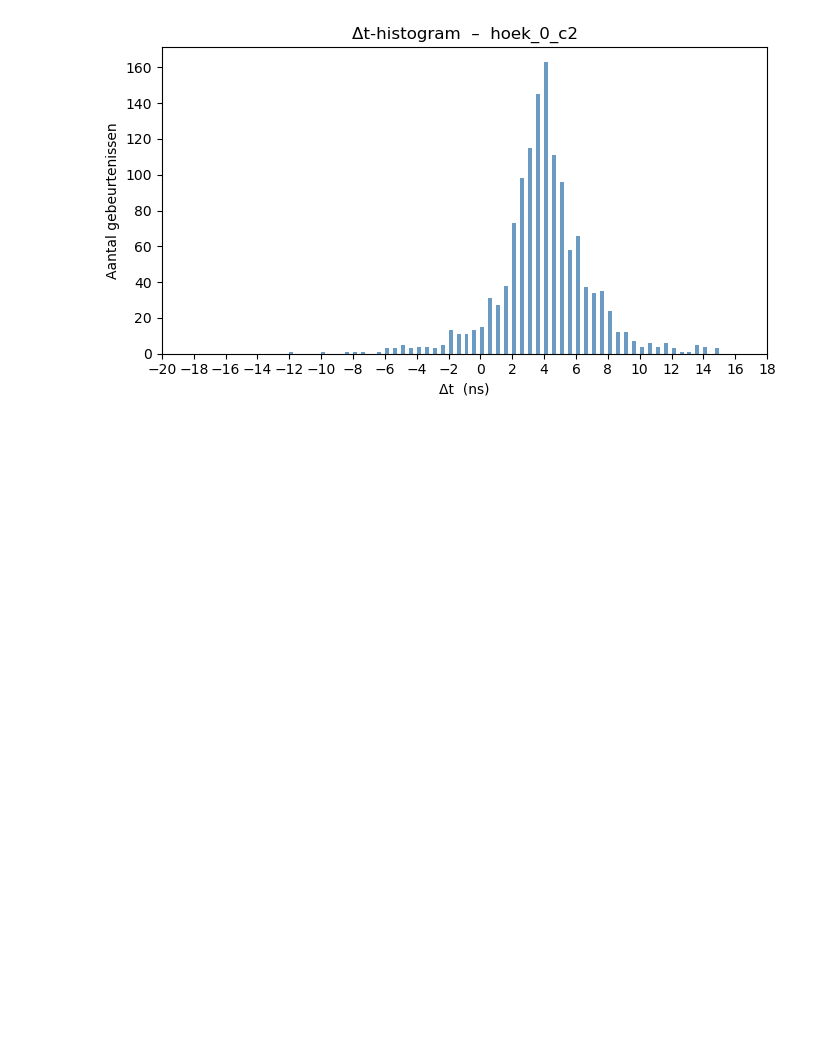
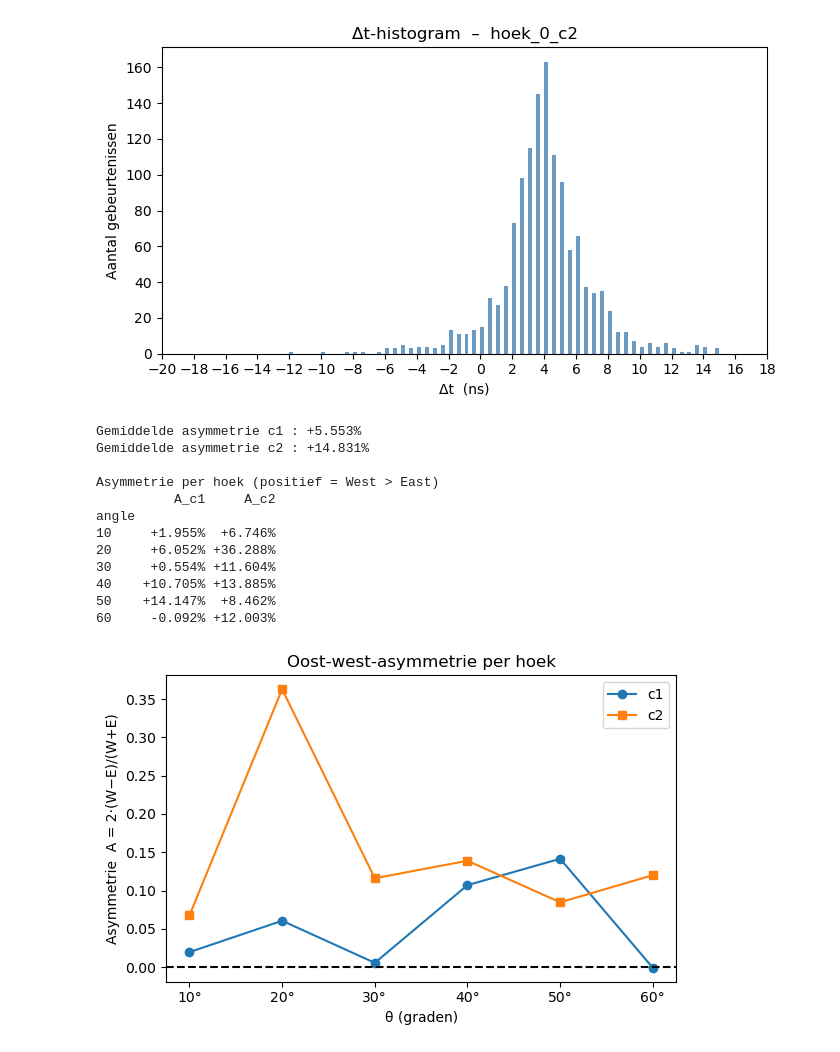
Before and after one commit to sude-larabildirici/2025-Projects_Team-4-Measurement-of-the-Asymmetry-of-the-Cosmic-Muon-Flux, a Jupyter notebook: muon_data_analyse_final.ipynb, the cells around one changed output. Saved outputs shown, nothing was run; the diff lists cells and outputs as text; code cells hidden in the pictures; blank space fills up the shorter version.

```diff
--- a/muon_data_analyse_final.ipynb
+++ b/muon_data_analyse_final.ipynb
@@ -459,3 +458,61 @@ plt.tight_layout()
 plt.show()
 # %% [output]
 [figure]
+# %%
+import pandas as pd
+import numpy as np
+import matplotlib.pyplot as plt
+
+def asymmetry_one_pc(pc_name: str) -> pd.DataFrame:
+    west_flux = (df.query("comp == @pc_name and side == 'W'")
+                   .set_index("angle")["flux"])
+    east_flux = (df.query("comp == @pc_name and side == 'E'")
+                   .set_index("angle")["flux"])
+
+    common_angles = sorted(set(west_flux.index) & set(east_flux.index))
+    A_vals = 2 * (west_flux.loc[common_angles] - east_flux.loc[common_angles]) \
+               / (west_flux.loc[common_angles] + east_flux.loc[common_angles])
+
+    return pd.DataFrame({"A": A_vals})
+
+# asymmetrie per PC
+A_c1 = asymmetry_one_pc("c1")
+A_c2 = asymmetry_one_pc("c2")
+
+mean_A_c1 = A_c1["A"].mean()
+mean_A_c2 = A_c2["A"].mean()
+
+print(f"Gemiddelde asymmetrie c1 : {mean_A_c1:+.3%}")
+print(f"Gemiddelde asymmetrie c2 : {mean_A_c2:+.3%}\n")
+
+asym_table = (A_c1.rename(columns={"A": "A_c1"})
+                .join(A_c2.rename(columns={"A": "A_c2"}), how="outer"))
+
+print("Asymmetrie per hoek (positief = West > East)")
+print(asym_table.to_string(float_format="{:+.3%}".format))
+
+plt.figure(figsize=(6,4))
+plt.plot(A_c1.index, A_c1["A"], "o-", label="c1")
+plt.plot(A_c2.index, A_c2["A"], "s-", label="c2")
+plt.axhline(0, color="k", ls="--")
+plt.xticks(sorted(asym_table.index), [f"{ang}°" for ang in asym_table.index])
+plt.xlabel("θ (graden)")
+plt.ylabel("Asymmetrie  A = 2·(W−E)/(W+E)")
+plt.title("Oost-west-asymmetrie per hoek")
+plt.legend()
+plt.tight_layout()
+plt.show()
+# %% [output]
+Gemiddelde asymmetrie c1 : +5.553%
+Gemiddelde asymmetrie c2 : +14.831%
+
+Asymmetrie per hoek (positief = West > East)
+          A_c1     A_c2
+angle
+10     +1.955%  +6.746%
+20     +6.052% +36.288%
+30     +0.554% +11.604%
+40    +10.705% +13.885%
+50    +14.147%  +8.462%
+60     -0.092% +12.003%
+[figure, added]
```
Also changed, not shown: parts of 7 cells of this notebook.
